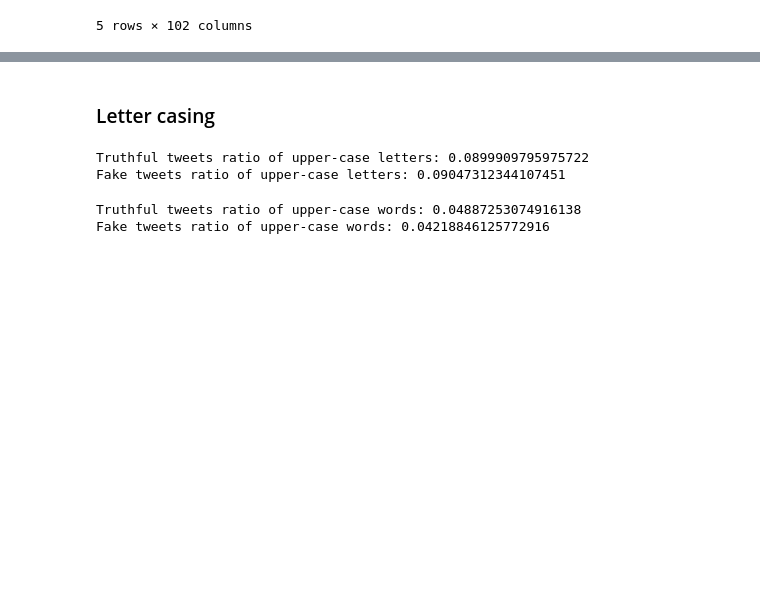
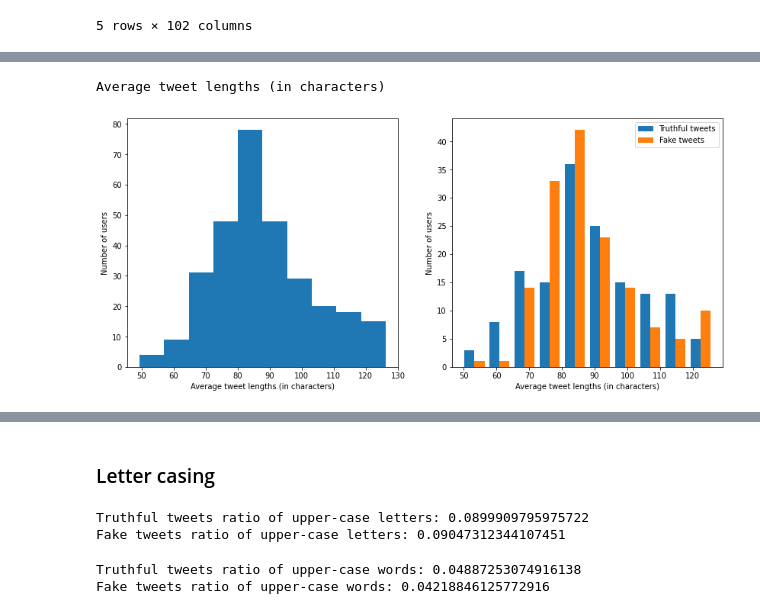
Before and after one commit to Fake-News-Profiling/fnp-models, a Jupyter notebook: classifier/investigate_dataset.ipynb, the cells around one changed output, grey strips where cells are left out. Cells and saved outputs as stored; diff of their text form; code cells hidden in the pictures; blank space fills up the shorter version.

```diff
--- a/classifier/investigate_dataset.ipynb
+++ b/classifier/investigate_dataset.ipynb
@@ -230,0 +52,31 @@ Average compound sentiment for fake tweets: 0.021405973333333342
+# %%
+def tweet_lengths_per_user(data_array):
+    """ Returns a Numpy array of average and median tweet lengths (in chars) for each user """
+    char_lens = np.asarray([
+        [len(tweet) for tweet in user_tweets]
+        for user_tweets in data_array
+    ])
+    means = np.asarray([np.mean(tweet_lens) for tweet_lens in char_lens])
+    medians = np.asarray([np.median(tweet_lens) for tweet_lens in char_lens])
+    return means, medians
+# %%
+fig, ax = plt.subplots(ncols=2, figsize=(14, 6))
+
+data_lens = tweet_lengths_per_user(data.iloc[:, 2:].values)
+truthful_lens = tweet_lengths_per_user(data.loc[data['truth_value'] == '0'].iloc[:, 2:].values)
+fake_lens = tweet_lengths_per_user(data.loc[data['truth_value'] == '1'].iloc[:, 2:].values)
+
+# All tweets plot
+ax[0].hist(data_lens[0])
+ax[0].set_ylabel("Number of users")
+ax[0].set_xlabel("Average tweet lengths (in characters)")
+
+# Truth label plot
+ax[1].hist((truthful_lens[0], fake_lens[0]), label=("Truthful tweets", "Fake tweets"))
+ax[1].set_ylabel("Number of users")
+ax[1].set_xlabel("Average tweet lengths (in characters)")
+ax[1].legend()
+print("Average tweet lengths (in characters)")
+# %% [output]
+Average tweet lengths (in characters)
+[figure, added]
```
Also changed, not shown: parts of 50 cells of this notebook, 1 other file.
